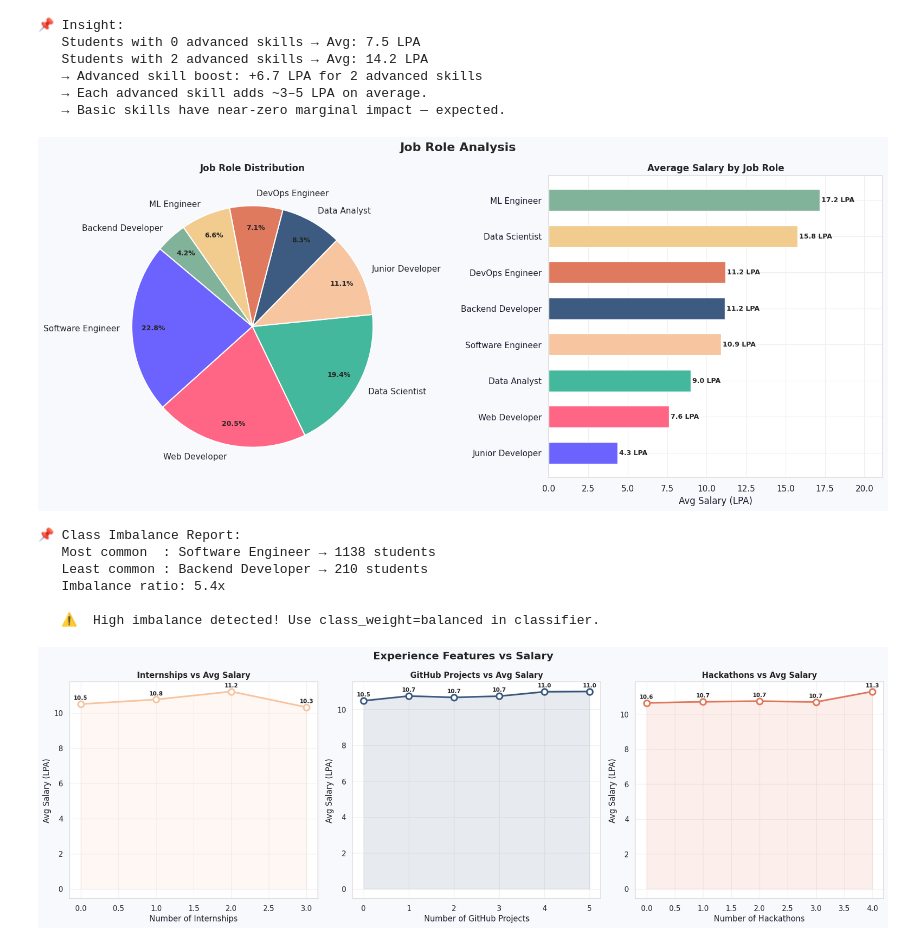
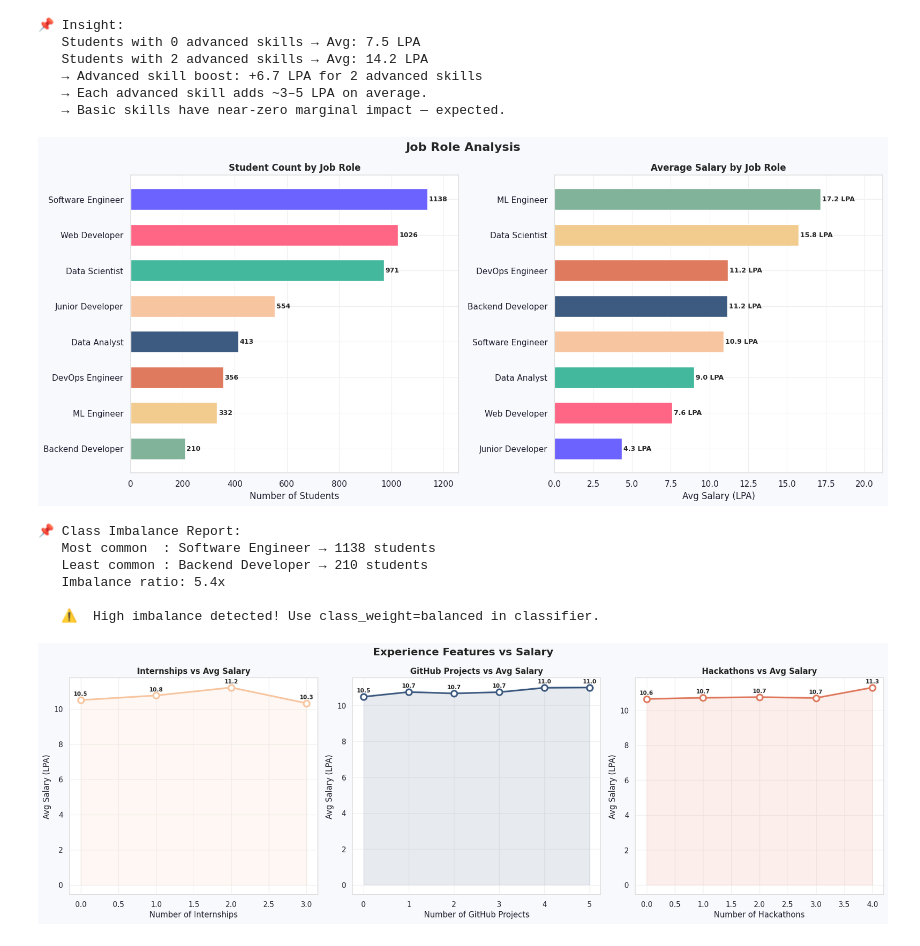
Before and after one commit to shreyaa008/JobGenie, a Jupyter notebook: Student/Notebook/02_eda.ipynb, the cells around one changed output. Saved outputs shown, nothing was run; the diff lists cells and outputs as text; code cells hidden in the pictures.

```diff
--- a/Student/Notebook/02_eda.ipynb
+++ b/Student/Notebook/02_eda.ipynb
@@ -234,44 +234,47 @@ print("   → Basic skills have near-zero marginal impact — expected.")
 # %%
 fig, axes = plt.subplots(1, 2, figsize=(16, 7))
 fig.patch.set_facecolor(BG)
 fig.suptitle("Job Role Analysis", fontsize=16, fontweight="bold")
 
 role_counts = df['job_role'].value_counts()
 
-# Pie chart
+# ── LEFT: Student count per role (replaced pie chart) ─────────────────
 ax = axes[0]
-wedges, texts, autotexts = ax.pie(
-    role_counts.values, labels=role_counts.index,
-    autopct='%1.1f%%', colors=PALETTE[:len(role_counts)],
-    startangle=140, pctdistance=0.82,
-    wedgeprops=dict(linewidth=1.5, edgecolor='white')
-)
-for t in autotexts: t.set_fontsize(9); t.set_fontweight('bold')
-ax.set_title("Job Role Distribution", fontweight="bold")
+colors_count = [PALETTE[i % len(PALETTE)] for i in range(len(role_counts))]
+bars = ax.barh(role_counts.index, role_counts.values,
+               color=colors_count, edgecolor='white', height=0.6)
+for bar, v in zip(bars, role_counts.values):
+    ax.text(v + 5, bar.get_y() + bar.get_height()/2, str(v),
+            va='center', fontsize=9, fontweight='bold')
+ax.set_title("Student Count by Job Role", fontweight="bold")
+ax.set_xlabel("Number of Students")
+ax.set_xlim(0, role_counts.max() + 120)
+ax.invert_yaxis()  # most common role on top
 
-# Avg salary per role
+# ── RIGHT: Avg salary per role (unchanged) ────────────────────────────
 ax = axes[1]
 role_sal = df.groupby('job_role')['salary_lpa'].mean().sort_values()
 colors_bar = [PALETTE[i % len(PALETTE)] for i in range(len(role_sal))]
-bars = ax.barh(role_sal.index, role_sal.values, color=colors_bar, edgecolor='white', height=0.6)
+bars = ax.barh(role_sal.index, role_sal.values,
+               color=colors_bar, edgecolor='white', height=0.6)
 for bar, v in zip(bars, role_sal.values):
-    ax.text(v + 0.1, bar.get_y()+bar.get_height()/2, f"{v:.1f} LPA",
+    ax.text(v + 0.1, bar.get_y() + bar.get_height()/2, f"{v:.1f} LPA",
             va='center', fontsize=9, fontweight='bold')
 ax.set_title("Average Salary by Job Role", fontweight="bold")
 ax.set_xlabel("Avg Salary (LPA)")
 ax.set_xlim(0, role_sal.max() + 4)
 
 plt.tight_layout()
 plt.show()
 
 print("\n📌 Class Imbalance Report:")
 print(f"   Most common  : {role_counts.idxmax()} → {role_counts.max()} students")
 print(f"   Least common : {role_counts.idxmin()} → {role_counts.min()} students")
 ratio = role_counts.max() / role_counts.min()
 print(f"   Imbalance ratio: {ratio:.1f}x")
 print(f"\n   ⚠️  {'High imbalance detected! Use class_weight=balanced in classifier.' if ratio > 4 else 'Moderate imbalance. Use class_weight=balanced as a precaution.'}")
 # %% [output]
-[figure, old version]
+[figure, new version]
 📌 Class Imbalance Report:
    Most common  : Software Engineer → 1138 students
    Least common : Backend Developer → 210 students
```
Also changed, not shown: parts of 2 cells of this notebook, 7 other files.
